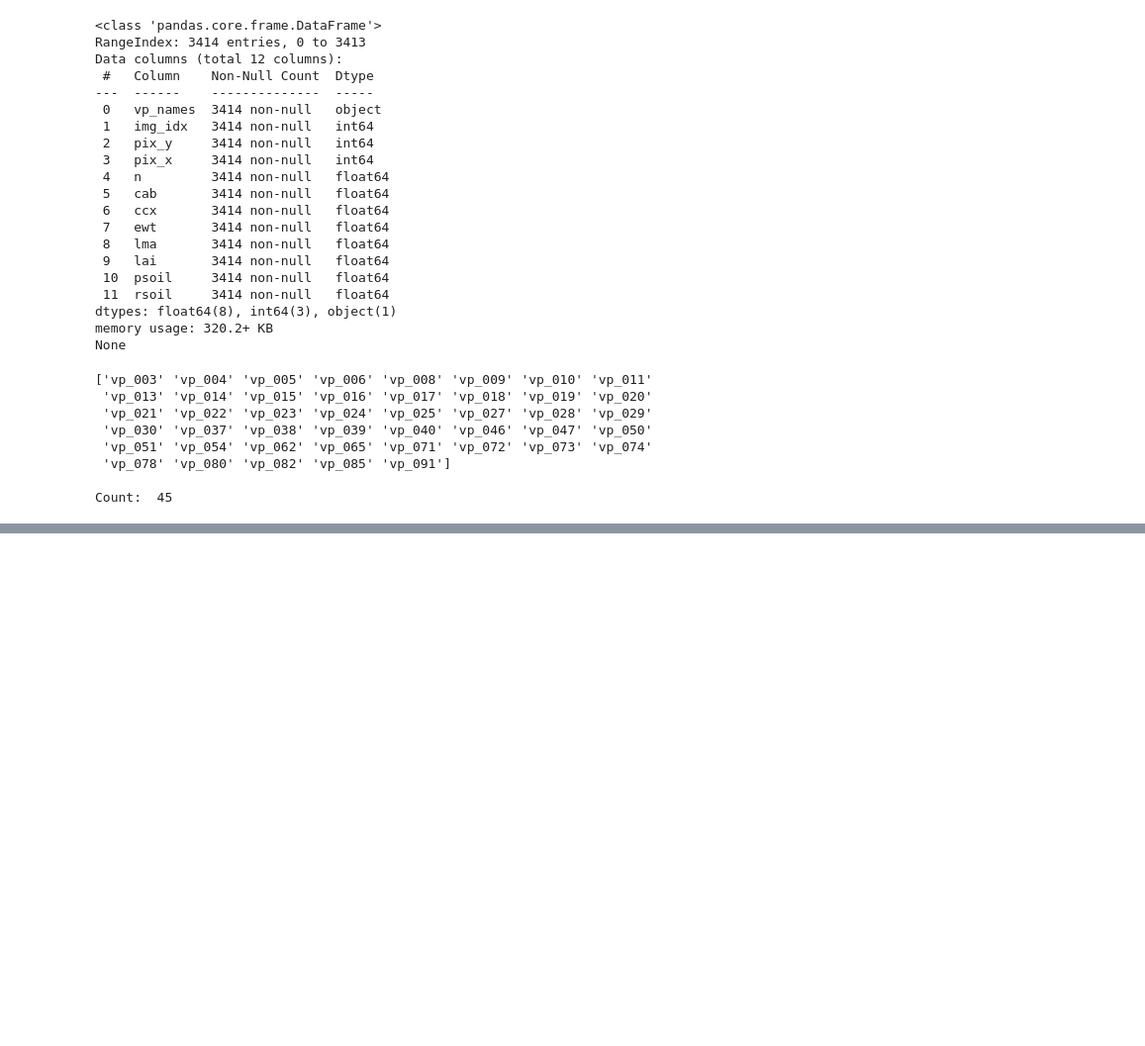
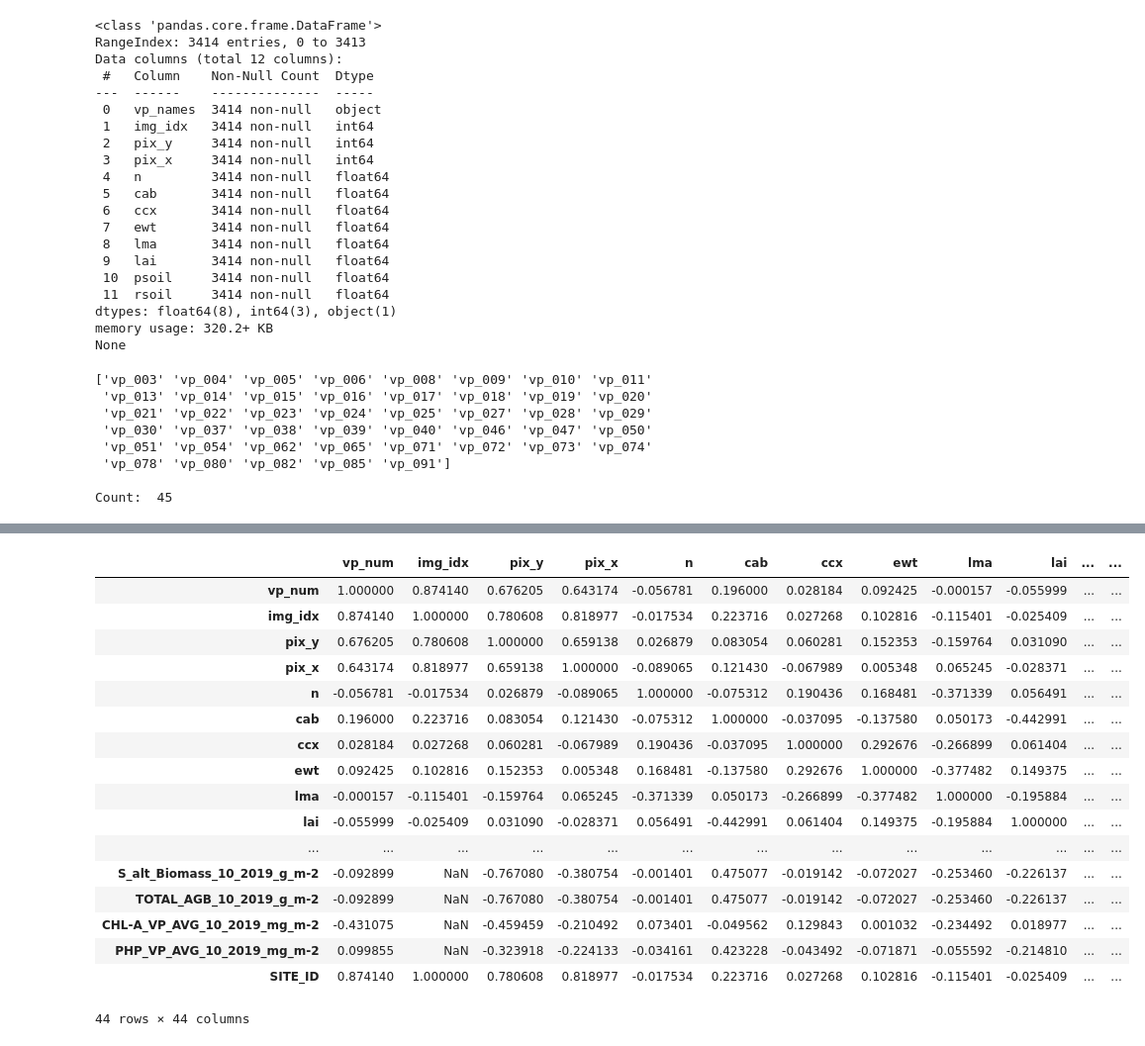
Before and after one commit to hhc9219/hsi_prosail_inversion, a Jupyter notebook: inversion_result_analysis.ipynb, the cells around one changed output, grey strips where cells are left out. Shown at 99% size. Cells and saved outputs as stored; diff of their text form; code cells hidden in the pictures; blank space fills up the shorter version.

Commit message:
computed correlation matrix between inversion result and master dataset

```diff
--- a/inversion_result_analysis.ipynb
+++ b/inversion_result_analysis.ipynb
@@ -114,0 +205,3 @@ Count:  45
+# %%
+merged_df_object_cols = merged_df.select_dtypes(include=["object"])
+merged_df_object_cols.head()
@@ -114,0 +228,3 @@ Count:  45
+# %%
+merged_df_object_cols.replace("ND", np.nan, inplace=True)
+merged_df_object_cols.head()
@@ -114,0 +257,7 @@ Count:  45
+# %%
+merged_df_object_cols['SITE'] = pd.Categorical(merged_df_object_cols['SITE'])
+merged_df_object_cols['SITE_ID'] = merged_df_object_cols['SITE'].cat.codes
+site_from_id_lookup = dict(zip(merged_df_object_cols['SITE'].cat.codes, merged_df_object_cols['SITE']))
+
+merged_df_object_cols.drop(columns=["SITE"], inplace=True)
+merged_df_object_cols.info()
@@ -114,0 +281,8 @@ Count:  45
+# %%
+shared_columns = merged_df.columns.intersection(merged_df_object_cols.columns)
+new_columns = merged_df_object_cols.columns.difference(merged_df.columns)
+merged_df[shared_columns] = merged_df_object_cols[shared_columns]
+merged_df = pd.concat([merged_df, merged_df_object_cols[new_columns]], axis=1)
+merged_df.drop(columns=["SITE"], inplace=True)
+merged_df.to_csv(PROCESSED_FOLDER / "inv_res_master_merged_hog_island_2019.csv")
+merged_df.info()
@@ -114,0 +322,23 @@ Count:  45
+# %%
+inv_corr_df = merged_df.corr()
+inv_corr_df = inv_corr_df.dropna(axis=0, how="all").dropna(axis=1, how="all")
+inv_corr_df
+# %% [output]
+|  | vp_num | img_idx | pix_y | pix_x | n | cab | ccx | ewt | lma | lai | ... | ... |
+| vp_num | 1.000000 | 0.874140 | 0.676205 | 0.643174 | -0.056781 | 0.196000 | 0.028184 | 0.092425 | -0.000157 | -0.055999 | ... | ... |
+| img_idx | 0.874140 | 1.000000 | 0.780608 | 0.818977 | -0.017534 | 0.223716 | 0.027268 | 0.102816 | -0.115401 | -0.025409 | ... | ... |
+| pix_y | 0.676205 | 0.780608 | 1.000000 | 0.659138 | 0.026879 | 0.083054 | 0.060281 | 0.152353 | -0.159764 | 0.031090 | ... | ... |
+| pix_x | 0.643174 | 0.818977 | 0.659138 | 1.000000 | -0.089065 | 0.121430 | -0.067989 | 0.005348 | 0.065245 | -0.028371 | ... | ... |
+| n | -0.056781 | -0.017534 | 0.026879 | -0.089065 | 1.000000 | -0.075312 | 0.190436 | 0.168481 | -0.371339 | 0.056491 | ... | ... |
+| cab | 0.196000 | 0.223716 | 0.083054 | 0.121430 | -0.075312 | 1.000000 | -0.037095 | -0.137580 | 0.050173 | -0.442991 | ... | ... |
+| ccx | 0.028184 | 0.027268 | 0.060281 | -0.067989 | 0.190436 | -0.037095 | 1.000000 | 0.292676 | -0.266899 | 0.061404 | ... | ... |
+| ewt | 0.092425 | 0.102816 | 0.152353 | 0.005348 | 0.168481 | -0.137580 | 0.292676 | 1.000000 | -0.377482 | 0.149375 | ... | ... |
+| lma | -0.000157 | -0.115401 | -0.159764 | 0.065245 | -0.371339 | 0.050173 | -0.266899 | -0.377482 | 1.000000 | -0.195884 | ... | ... |
+| lai | -0.055999 | -0.025409 | 0.031090 | -0.028371 | 0.056491 | -0.442991 | 0.061404 | 0.149375 | -0.195884 | 1.000000 | ... | ... |
+| ... | ... | ... | ... | ... | ... | ... | ... | ... | ... | ... | ... | ... |
+| S_alt_Biomass_10_2019_g_m-2 | -0.092899 | NaN | -0.767080 | -0.380754 | -0.001401 | 0.475077 | -0.019142 | -0.072027 | -0.253460 | -0.226137 | ... | ... |
+| TOTAL_AGB_10_2019_g_m-2 | -0.092899 | NaN | -0.767080 | -0.380754 | -0.001401 | 0.475077 | -0.019142 | -0.072027 | -0.253460 | -0.226137 | ... | ... |
+| CHL-A_VP_AVG_10_2019_mg_m-2 | -0.431075 | NaN | -0.459459 | -0.210492 | 0.073401 | -0.049562 | 0.129843 | 0.001032 | -0.234492 | 0.018977 | ... | ... |
+| PHP_VP_AVG_10_2019_mg_m-2 | 0.099855 | NaN | -0.323918 | -0.224133 | -0.034161 | 0.423228 | -0.043492 | -0.071871 | -0.055592 | -0.214810 | ... | ... |
+| SITE_ID | 0.874140 | 1.000000 | 0.780608 | 0.818977 | -0.017534 | 0.223716 | 0.027268 | 0.102816 | -0.115401 | -0.025409 | ... | ... |
+44 rows × 44 columns
```
Also changed, not shown: parts of 18 cells of this notebook, 6 other files.
